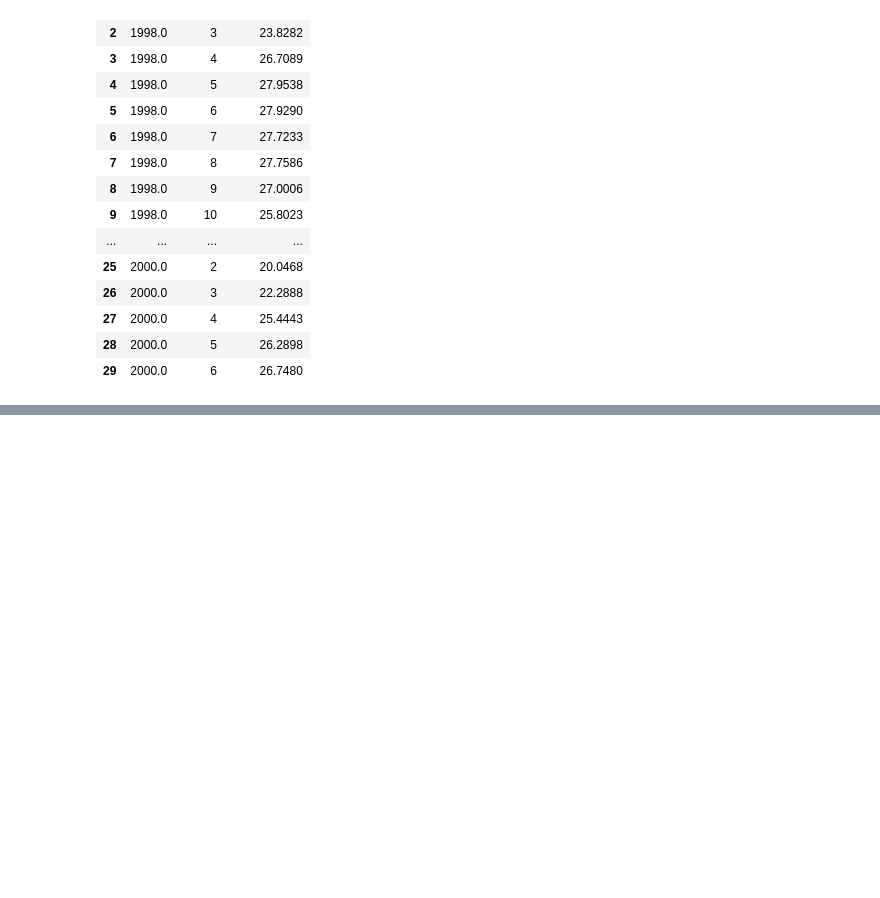
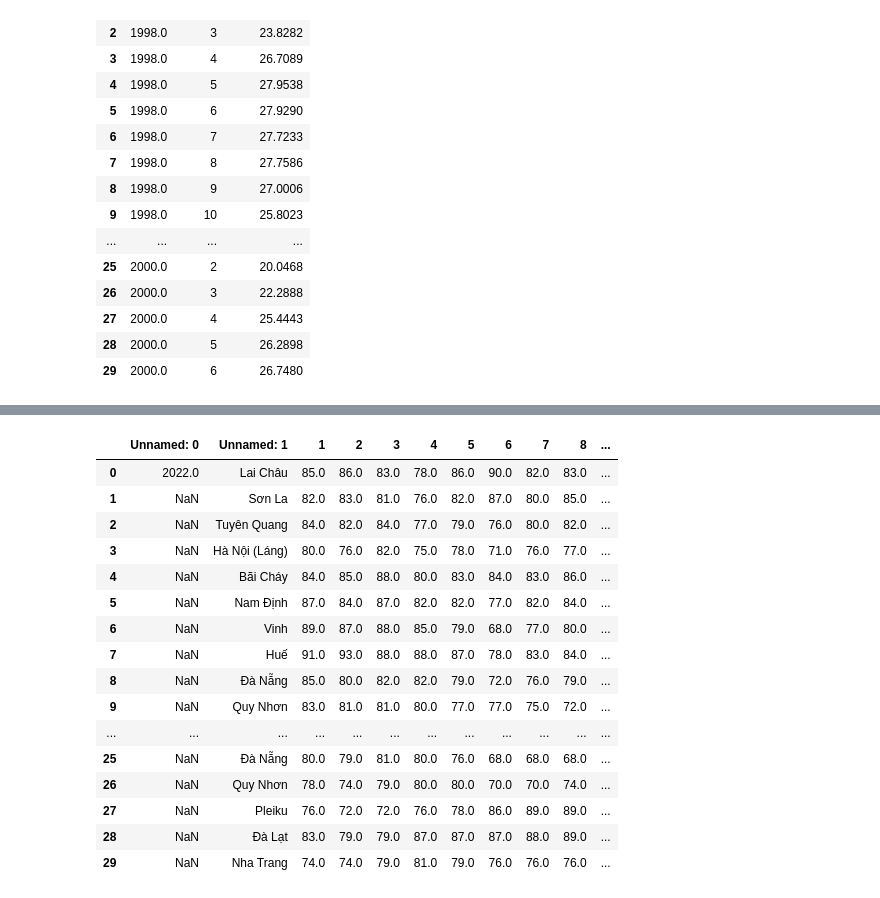
Before and after one commit to phatdtvdvt/Electricity-generation-predictor, a Jupyter notebook: [Part 1] Handling_Raw_Data.ipynb, the cells around one changed output, grey strips where cells are left out. Drawn from its saved outputs; the diff is of its cells as text; code cells hidden in the pictures; blank space fills up the shorter version.

```diff
--- a/[Part 1] Handling_Raw_Data.ipynb
+++ b/[Part 1] Handling_Raw_Data.ipynb
@@ -696,0 +712,21 @@ merged_df.to_csv(r'D:\Code\BachKhoa\Khoa Hoc Du Lieu\eletricity-generation-predi
+# %%
+df.replace("..", np.nan, inplace=True)
+df.head(30)
+# %% [output]
+|  | Unnamed: 0 | Unnamed: 1 | 1 | 2 | 3 | 4 | 5 | 6 | 7 | 8 | ... |
+| 0 | 2022.0 | Lai Châu | 85.0 | 86.0 | 83.0 | 78.0 | 86.0 | 90.0 | 82.0 | 83.0 | ... |
+| 1 | NaN | Sơn La | 82.0 | 83.0 | 81.0 | 76.0 | 82.0 | 87.0 | 80.0 | 85.0 | ... |
+| 2 | NaN | Tuyên Quang | 84.0 | 82.0 | 84.0 | 77.0 | 79.0 | 76.0 | 80.0 | 82.0 | ... |
+| 3 | NaN | Hà Nội (Láng) | 80.0 | 76.0 | 82.0 | 75.0 | 78.0 | 71.0 | 76.0 | 77.0 | ... |
+| 4 | NaN | Bãi Cháy | 84.0 | 85.0 | 88.0 | 80.0 | 83.0 | 84.0 | 83.0 | 86.0 | ... |
+| 5 | NaN | Nam Định | 87.0 | 84.0 | 87.0 | 82.0 | 82.0 | 77.0 | 82.0 | 84.0 | ... |
+| 6 | NaN | Vinh | 89.0 | 87.0 | 88.0 | 85.0 | 79.0 | 68.0 | 77.0 | 80.0 | ... |
+| 7 | NaN | Huế | 91.0 | 93.0 | 88.0 | 88.0 | 87.0 | 78.0 | 83.0 | 84.0 | ... |
+| 8 | NaN | Đà Nẵng | 85.0 | 80.0 | 82.0 | 82.0 | 79.0 | 72.0 | 76.0 | 79.0 | ... |
+| 9 | NaN | Quy Nhơn | 83.0 | 81.0 | 81.0 | 80.0 | 77.0 | 77.0 | 75.0 | 72.0 | ... |
+| ... | ... | ... | ... | ... | ... | ... | ... | ... | ... | ... | ... |
+| 25 | NaN | Đà Nẵng | 80.0 | 79.0 | 81.0 | 80.0 | 76.0 | 68.0 | 68.0 | 68.0 | ... |
+| 26 | NaN | Quy Nhơn | 78.0 | 74.0 | 79.0 | 80.0 | 80.0 | 70.0 | 70.0 | 74.0 | ... |
+| 27 | NaN | Pleiku | 76.0 | 72.0 | 72.0 | 76.0 | 78.0 | 86.0 | 89.0 | 89.0 | ... |
+| 28 | NaN | Đà Lạt | 83.0 | 79.0 | 79.0 | 87.0 | 87.0 | 87.0 | 88.0 | 89.0 | ... |
+| 29 | NaN | Nha Trang | 74.0 | 74.0 | 79.0 | 81.0 | 79.0 | 76.0 | 76.0 | 76.0 | ... |
```
Also changed, not shown: parts of 7 cells of this notebook, 2 other files.
